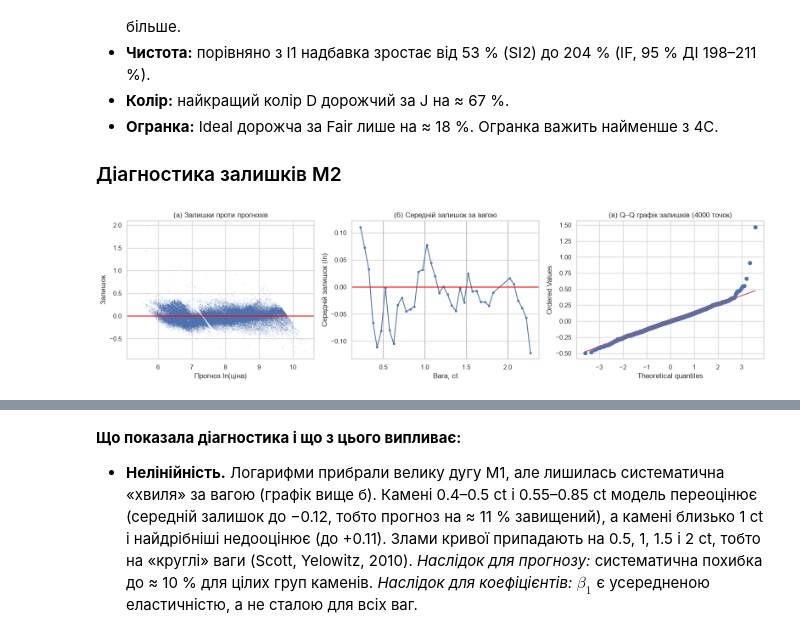
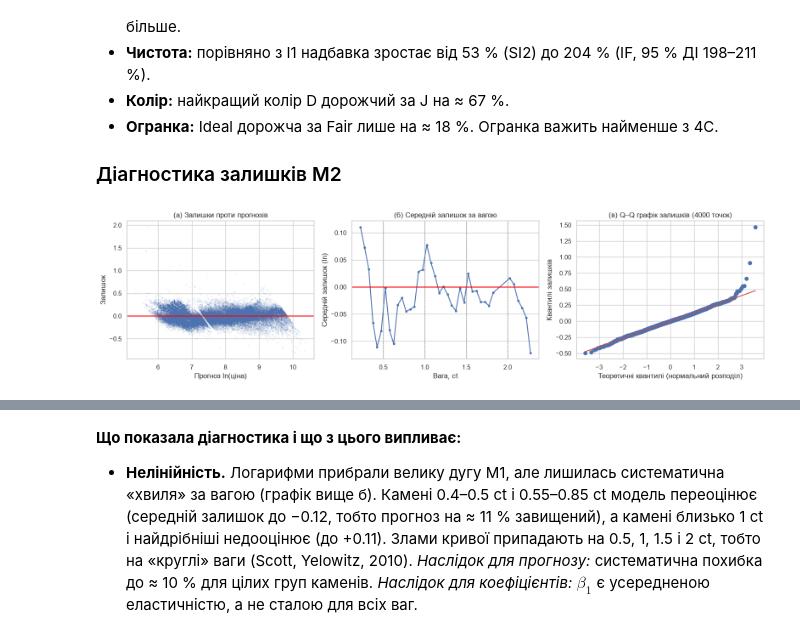
Before and after one commit to vladyslavdemchuk956/Lab03_Demchuk_Vladyslav, a Jupyter notebook: report.ipynb, the cells around one changed output, grey strips where cells are left out. Cells and saved outputs as stored; diff of their text form; code cells hidden in the pictures.

```diff
--- a/report.ipynb
+++ b/report.ipynb
@@ -390,34 +391,36 @@ ax[0].set_title("(а) Залишки проти прогнозів")
 ax[0].set_xlabel("Прогноз ln(ціна)")
 ax[0].set_ylabel("Залишок")
 
 bins = np.arange(0.2, 2.31, 0.05)
 train_resid = train.copy()
 train_resid["resid"] = m2.resid
 train_resid["weight_bin"] = pd.cut(train_resid["carat"], bins)
 resid_by_weight = train_resid.groupby("weight_bin", observed=True)["resid"].agg(["mean", "size"])
 resid_by_weight = resid_by_weight[resid_by_weight["size"] >= 30]
 bin_middle = []
 for interval in resid_by_weight.index:
     bin_middle.append(interval.mid)
 
 ax[1].plot(bin_middle, resid_by_weight["mean"], marker="o", ms=3)
 ax[1].axhline(0, color="red")
 ax[1].axvline(0.5, color="gray", ls="--", lw=0.8)
 ax[1].axvline(1, color="gray", ls="--", lw=0.8)
 ax[1].axvline(1.5, color="gray", ls="--", lw=0.8)
 ax[1].axvline(2, color="gray", ls="--", lw=0.8)
 ax[1].set_title("(б) Середній залишок за вагою")
 ax[1].set_xlabel("Вага, ct")
 ax[1].set_ylabel("Середній залишок (ln)")
 
 stats.probplot(m2.resid.sample(4000, random_state=42), dist="norm", plot=ax[2])
 ax[2].set_title("(в) Q–Q графік залишків (4000 точок)")
+ax[2].set_xlabel("Теоретичні квантилі (нормальний розподіл)")
+ax[2].set_ylabel("Квантилі залишків")
 
 plt.tight_layout()
 plt.savefig("figures/04_m2_diagnostics.png", dpi=150, bbox_inches="tight")
 plt.show()
 # %% [output]
-[figure, old version]
+[figure, new version]
 # %%
 #| label: influence
 m2_simple = smf.ols(formula_m2, data=train).fit()
```
Also changed, not shown: parts of 7 cells of this notebook, 7 other files.
